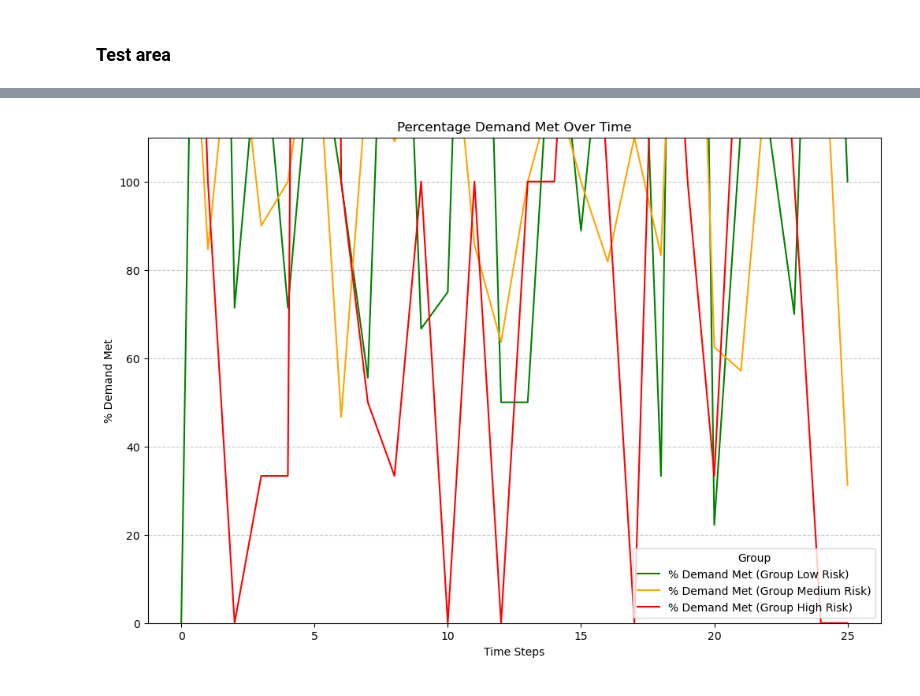
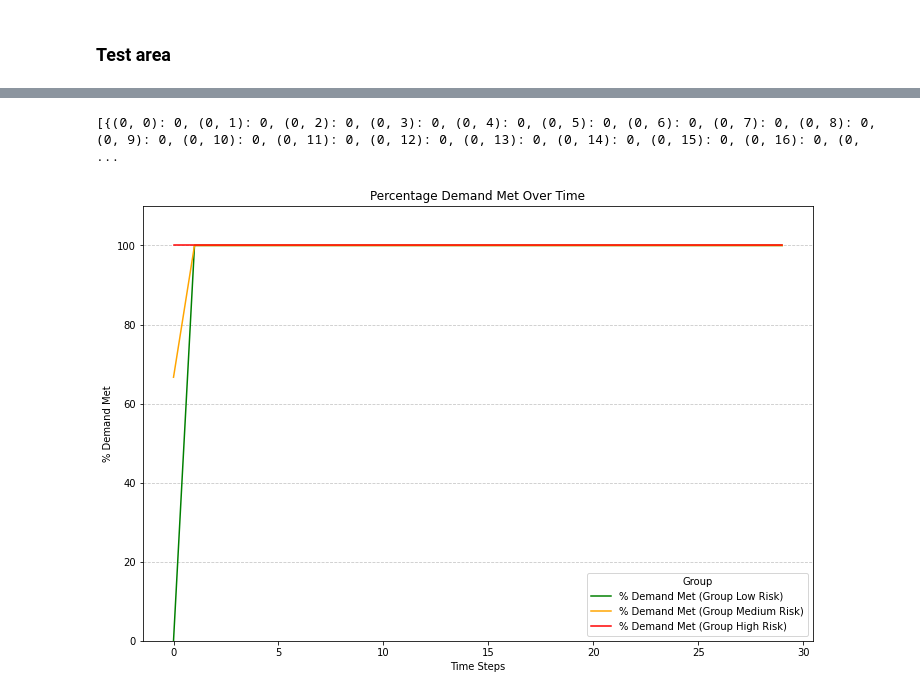
Before and after one commit to justinebreuch/organ-allocation, a Jupyter notebook: MMDP_NashQ.ipynb, the cells around one changed output, grey strips where cells are left out. Cells and saved outputs as stored; diff of their text form; code cells hidden in the pictures.

```diff
--- a/MMDP_NashQ.ipynb
+++ b/MMDP_NashQ.ipynb
@@ -224,7 +227,7 @@ def simulate_with_optimal_policy(optimal_policies, initialize_state, transition_
 # %% [markdown]
 ### Q-learning loop
 # %%
-def Nash_Q_learn(transition_func, sample_func, num_episodes, alpha, gamma, epsilon):
+def Nash_Q_learn(transition_func, sample_func, patients_per_group, num_episodes, alpha, gamma, epsilon):
     # Initialize Q-tables for each group
     group_Q_tables = [
         {(t, organs): [0] * 11 for t in range(time_horizon) for organs in range(total_organs + 1)}
@@ -252,7 +255,7 @@ def Nash_Q_learn(transition_func, sample_func, num_episodes, alpha, gamma, epsil
                     actions.append(np.argmax(group_Q_tables[group_id][group_state]))  # Exploit
 
             # Perform decentralized transition
-            next_state, rewards = transition_func(state, actions, sample_func)
+            next_state, rewards, patients_per_group = transition_func(state, actions, sample_func, patients_per_group)
 
             # Update Q-tables
             for group_id in range(num_groups):
@@ -371,18 +374,20 @@ alpha = 0.9
 gamma = 1
 
 transition_func = decentralized_transition_add
-sample_func = sample_urgency
+sample_func = sample_urgency_beta
 
 
 
 
-group_Q_tables, group_rewards_per_episode = Nash_Q_learn(transition_func, sample_func, num_episodes, alpha, gamma, epsilon)
+group_Q_tables, group_rewards_per_episode = Nash_Q_learn(transition_func, sample_func, patients_per_group, num_episodes, alpha, gamma, epsilon)
 optimal_policies = [extract_optimal_policy_Nash(Q_table) for Q_table in group_Q_tables]
+patients_per_group = {1: 2, 2: 5, 3: 1}
 organs_allocated_over_time, group_allocations = simulate_with_optimal_policy(
-        optimal_policies, initialize_state, transition_func, sample_func
+        optimal_policies, initialize_state, transition_func, sample_func, patients_per_group
     )
 
 plot_cumulative(group_rewards_per_episode, "x")
 plot_average(group_rewards_per_episode, "x")
-plot_organs_allocated(group_Q_tables, transition_func, sample_func, "x")
+patients_per_group = {1: 2, 2: 5, 3: 1}
+plot_organs_allocated(group_Q_tables, transition_func, sample_func, "x", patients_per_group)
 # %% [output]
@@ -392,5 +431,6 @@ plot_organs_allocated(group_Q_tables, transition_func, sample_func, "x")
 # %%
-def simulate_optimal_policy_and_track(optimal_policies, total_organs, time_horizon, initialize_state, transition_func):
+def simulate_optimal_policy_and_track(optimal_policies, total_organs, time_horizon, initialize_state, transition_func,
+                                     sample_frequency_func):
     """
     Simulates the allocation process under the optimal policy and tracks the allocations
     and group sizes over time.
@@ -406,6 +446,7 @@ def simulate_optimal_policy_and_track(optimal_policies, total_organs, time_horiz
         results (dict): Dictionary containing time series of allocations and group sizes for each group.
     """
     state = initialize_state()
+    patients_per_group = {1: 2, 2: 5, 3: 1}
     results = {group_id: {"allocations": [], "group_sizes": []} for group_id in range(num_groups)}
 
     for t in range(time_horizon):
@@ -422,7 +463,7 @@ def simulate_optimal_policy_and_track(optimal_policies, total_organs, time_horiz
                 actions.append(0)  # Default action if state not in policy
 
         # Perform the transition
-        next_state, _ = transition_func(state, actions)
+        next_state, _ , patients_per_group = transition_func(state, actions, sample_frequency_func, patients_per_group)
 
         # Track allocations and group sizes for each group
         for group_id, group_info in enumerate(next_state["patient_groups"]):
@@ -441,7 +482,7 @@ optimal_policies = [extract_optimal_policy_Nash(Q_table) for Q_table in group_Q_
 
 # Simulate and track results
 results = simulate_optimal_policy_and_track(
-    optimal_policies, total_organs, time_horizon, initialize_state, decentralized_transition_add
+    optimal_policies, total_organs, time_horizon, initialize_state, decentralized_transition_add, sample_urgency_beta
 )
 
 # Plot results
@@ -593,8 +651,11 @@ def simulate_policy_with_demand_analysis(optimal_policies, initialize_state, tra
         results (dict): Dictionary containing allocations, group sizes, and % demand met for each group.
     """
     state = initialize_state()
+    old_patients_per_group = {1: 30, 2: 60, 3: 24}
     results = {group_id: {"allocations": [], "group_sizes": [], "percent_demand_met": []} for group_id in range(len(optimal_policies))}
 
+
+    print(optimal_policies)
     for t in range(time_horizon):
         if state["organs"] <= 0:  # Stop if no organs are left
             break
@@ -606,20 +667,20 @@ def simulate_policy_with_demand_analysis(optimal_policies, initialize_state, tra
             if key in optimal_policy:
                 actions.append(optimal_policy[key])
             else:
+                print("Using random policy")
                 actions.append(0)  # Default action if state is not in the policy
 
         # Perform the transition
-        next_state, _ = transition_func(state, actions, sample_func)
+        next_state, _, patients_per_group = transition_func(state, actions, sample_func, old_patients_per_group)
+        # this already takes care of the adding and subtracting patients
+        print("Next state: ", next_state)
+        print(old_patients_per_group)
 
-        # Add new patients to each group randomly using the arrival_func
-        for group_id in range(num_groups):
-            new_patients = arrival_func(group_id)  # Random number of new patients
-            patients_per_group[group_id + 1] += new_patients  # Update group sizes
 
         # Track allocations, group sizes, and % demand met for each group
         for group_id, group_info in enumerate(next_state["patient_groups"]):
             allocations = group_info["matched_organs"]
-            group_size = patients_per_group[group_id + 1]  # Current size of the group after arrivals
+            group_size = old_patients_per_group[group_id + 1]  # Current size of the group after arrivals
 
             # Calculate % demand met
             percent_demand_met = (allocations / group_size) * 100 if group_size > 0 else 100
@@ -628,37 +689,40 @@ def simulate_policy_with_demand_analysis(optimal_policies, initialize_state, tra
             results[group_id]["group_sizes"].append(group_size)
             results[group_id]["percent_demand_met"].append(percent_demand_met)
 
+
         # Update the state
         state = next_state
+        old_patients_per_group = patients_per_group
 
     return results
 
 
 # Simulate and track results
 results_with_demand = simulate_policy_with_demand_analysis(
-    optimal_policies, initialize_state, decentralized_transition_add, sample_urgency, random_patient_arrival
+    optimal_policies, initialize_state, decentralized_transition_add, sample_urgency_beta, random_patient_arrival
 )
 
 # Plot results: % Demand Met
 plt.figure(figsize=(12, 8))
-labels = ['Low Risk', 'Medium Risk', 'High Risk']
-colors = ['green', 'orange', 'red']
+labels = ['Low Risk', 'Medium Risk', 'High Risk', 'Total']
+colors = ['green', 'orange', 'red', 'blue']
 
 for group_id in range(num_groups):
     # Plot % demand met
     plt.plot(
         range(len(results_with_demand[group_id]["percent_demand_met"])),
         results_with_demand[group_id]["percent_demand_met"],
         label=f"% Demand Met (Group {labels[group_id]})",
         color=colors[group_id]
     )
 
 plt.title("Percentage Demand Met Over Time")
 plt.xlabel("Time Steps")
 plt.ylabel("% Demand Met")
 plt.legend(title="Group")
 plt.grid(axis="y", linestyle="--", alpha=0.7)
 plt.ylim(0, 110)  # Limit y-axis to 100% (or slightly above for visualization)
 plt.show()
 # %% [output]
+[{(0, 0): 0, (0, 1): 0, (0, 2): 0, (0, 3): 0, (0, 4): 0, (0, 5): 0, (0, 6): 0, (0, 7): 0, (0, 8): 0, (0, 9): 0, (0, 10): 0, (0, 11): 0, (0, 12): 0, (0, 13): 0, (0, 14): 0, (0, 15): 0, (0, 16): 0, (0,  ...
-[figure, old version]
+[figure, new version]
```
Also changed, not shown: parts of 7 cells of this notebook.
